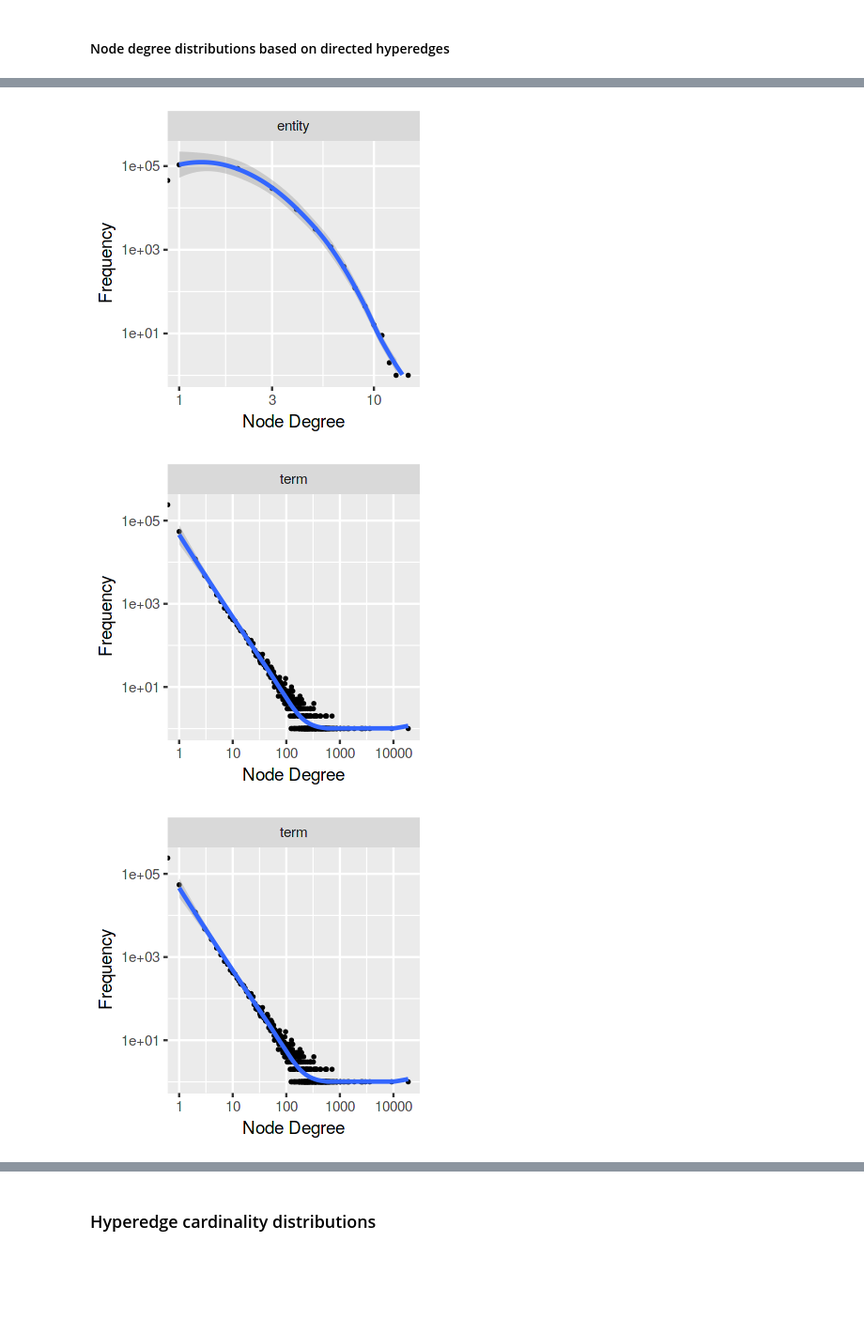
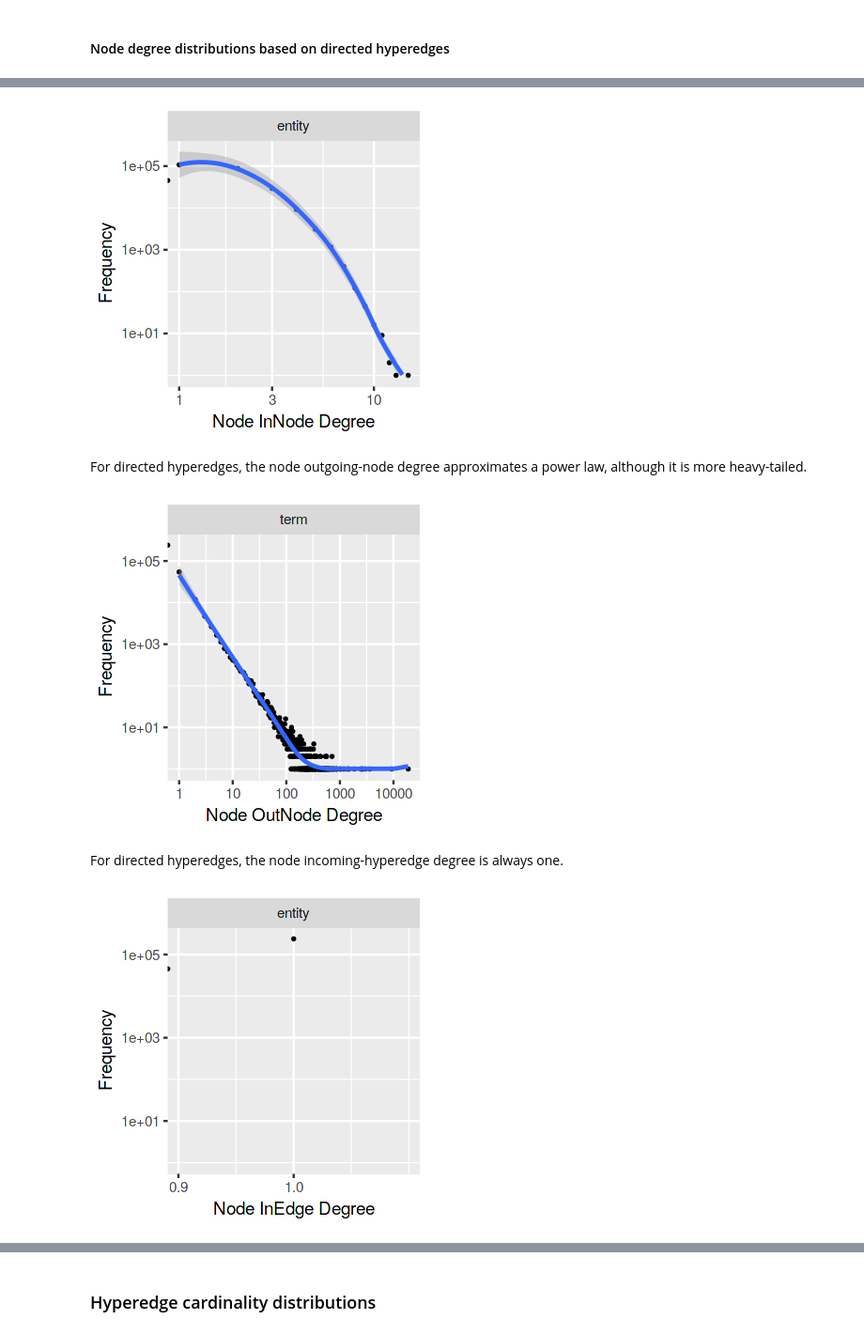
Before and after one commit to feup-infolab/army-ant, a Jupyter notebook: notebooks/hypergraph_of_entity/hypergraph_of_entity.ipynb, the cells around one changed output, grey strips where cells are left out. Shown: that part at 94% size. Drawn from its saved outputs; the diff is of its cells as text; code cells hidden in the pictures; blank space fills up the shorter version.

Commit message:
CN 2019: Finished a complete analysis notebook for the hypergraph-of-entity.

```diff
--- a/notebooks/hypergraph_of_entity/hypergraph_of_entity.ipynb
+++ b/notebooks/hypergraph_of_entity/hypergraph_of_entity.ipynb
@@ -147,18 +150,22 @@ plot_degree_per_type(node_degree, "Node Degree", "e_degree") + stat_smooth(metho
 # %%
 options(repr.plot.width=3, repr.plot.height=3)
-plot_degree_per_type(node_degree[node_degree$type != "term", ], "Node Degree", "dir_in_v_degree") +
+plot_degree_per_type(node_degree[node_degree$type == "entity", ], "Node InNode Degree", "dir_in_v_degree") +
     stat_smooth(method = "loess")
 # %% [output]
-[figure, old version]
+[figure, new version]
+# %% [markdown]
+For directed hyperedges, the node outgoing-node degree approximates a power law, although it is more heavy-tailed.
 # %%
 options(repr.plot.width=3, repr.plot.height=3)
-plot_degree_per_type(node_degree[node_degree$type != "entity", ], "Node Degree", "dir_out_v_degree") +
+plot_degree_per_type(node_degree[node_degree$type == "term", ], "Node OutNode Degree", "dir_out_v_degree") +
     stat_smooth(method = "loess")
 # %% [output]
-[figure, old version]
+[figure, new version]
+# %% [markdown]
+For directed hyperedges, the node incoming-hyperedge degree is always one.
 # %%
 options(repr.plot.width=3, repr.plot.height=3)
-plot_degree_per_type(node_degree[node_degree$type != "entity", ], "Node Degree", "dir_out_e_degree") +
+plot_degree_per_type(node_degree[node_degree$type == "entity", ], "Node InEdge Degree", "dir_in_e_degree") +
     stat_smooth(method = "loess")
 # %% [output]
-[figure, old version]
+[figure, new version]
```
Also changed, not shown: parts of 25 cells of this notebook.
